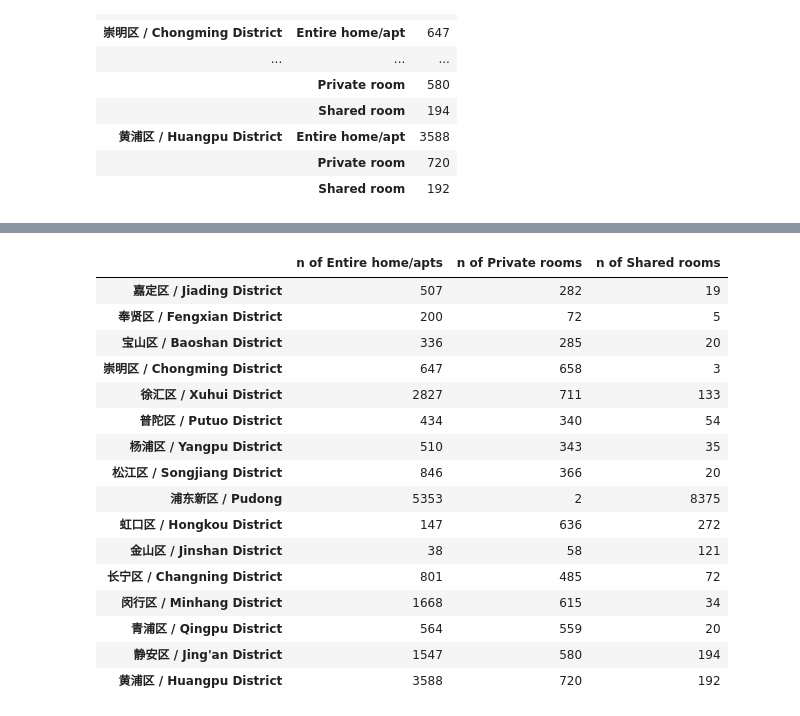
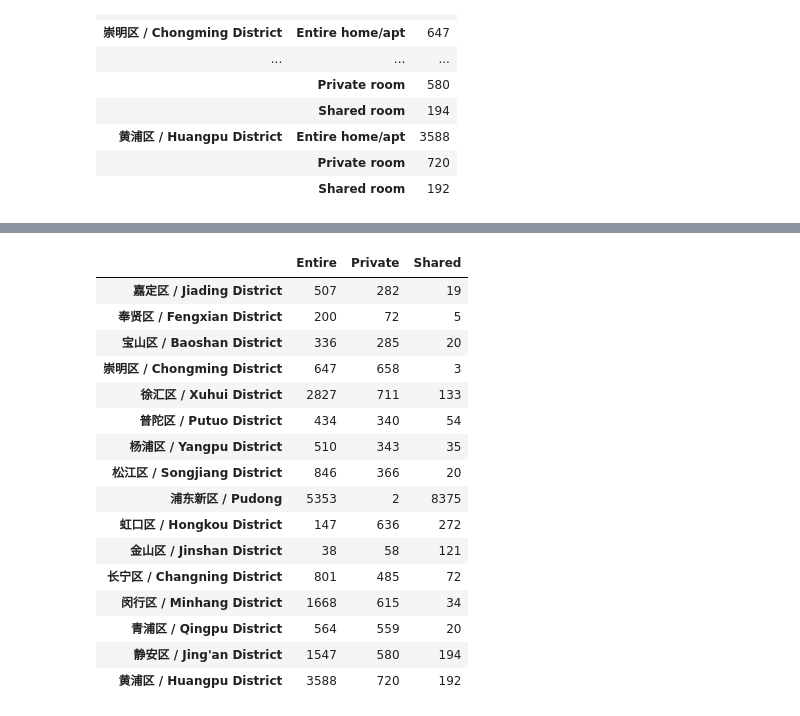
Before and after one commit to AnnaSkarpalezou/InfoViz-Final-Project, a Jupyter notebook: iv-airbnb/src/Data_munging.ipynb, the cells around one changed output, grey strips where cells are left out. Saved outputs shown, nothing was run; the diff lists cells and outputs as text; code cells hidden in the pictures.

```diff
--- a/iv-airbnb/src/Data_munging.ipynb
+++ b/iv-airbnb/src/Data_munging.ipynb
@@ -122,8 +163,8 @@ room_type_by_nei
 # %%
-new_df = pd.DataFrame({'n of Entire home/apts':room_type_by_nei['id'].iloc[::3].values, 'n of Private rooms':room_type_by_nei['id'].iloc[1::3].values, 'n of Shared rooms':room_type_by_nei['id'].iloc[2::3].values}, index = neighbourhoods)
+new_df = pd.DataFrame({'Entire':room_type_by_nei['id'].iloc[::3].values, 'Private':room_type_by_nei['id'].iloc[1::3].values, 'Shared':room_type_by_nei['id'].iloc[2::3].values}, index = neighbourhoods)
 new_df
 # %% [output]
-|  | n of Entire home/apts | n of Private rooms | n of Shared rooms |
+|  | Entire | Private | Shared |
 | 嘉定区 / Jiading District | 507 | 282 | 19 |
 | 奉贤区 / Fengxian District | 200 | 72 | 5 |
 | 宝山区 / Baoshan District | 336 | 285 | 20 |
```
Also changed, not shown: parts of 14 cells of this notebook, 10 other files.
